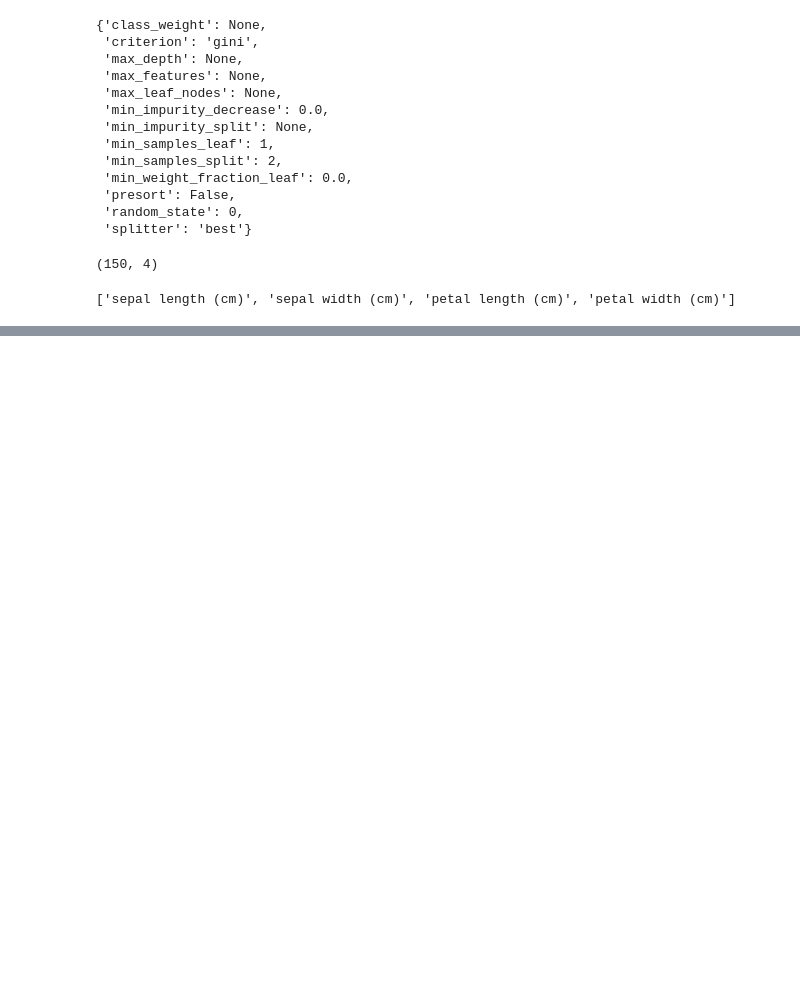
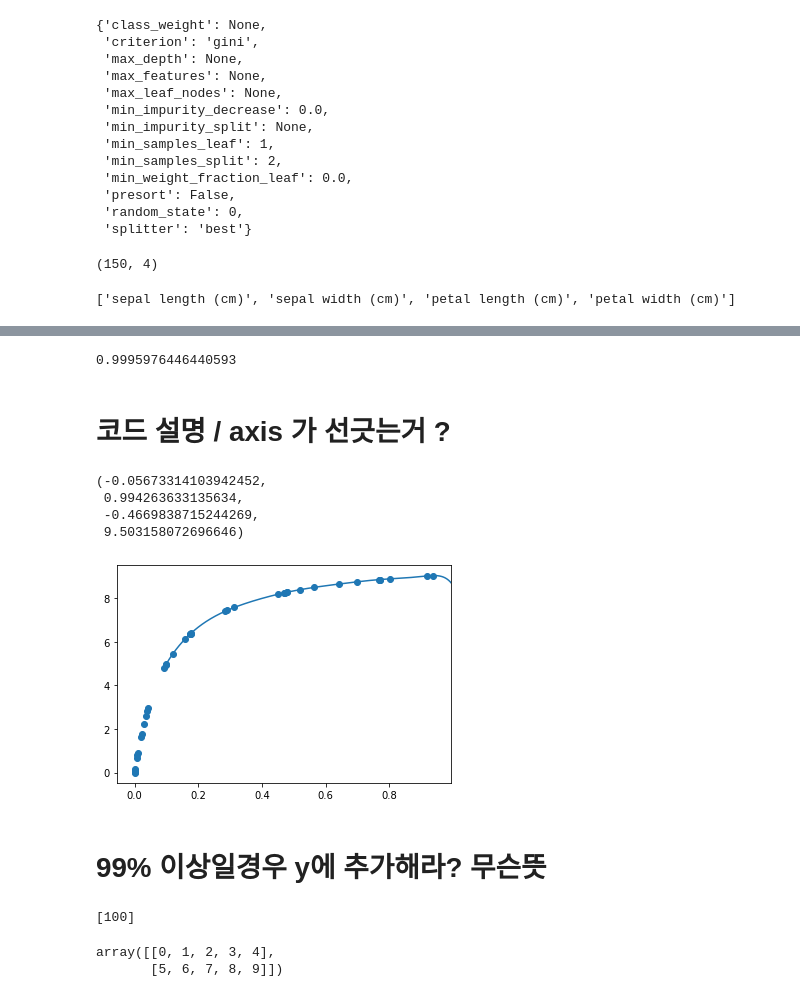
Before and after one commit to choisawyou/learnPython, a Jupyter notebook: 0114 RV.ipynb, the cells around one changed output, grey strips where cells are left out. Drawn from its saved outputs; the diff is of its cells as text; code cells hidden in the pictures; blank space fills up the shorter version.

```diff
--- a/0114 RV.ipynb
+++ b/0114 RV.ipynb
@@ -230,0 +149,15 @@ TREE계열에서 중요한것 :  1시각화 2. 변수중요도 ( DT뻬고)
+# %%
+grid = GridSearchCV(polynomialregression(),param_grid,cv=8)
+# %%
+def make_data(N,err=1.0,rseed=1):
+    rng=np.random.RandomState(rseed)
+    X=rng.rand(N,1)**2
+    y=10-1/(X.ravel()+0.1)
+    if err>0:
+        y+err* rng.randn(N)
+    return X,y
+# %%
+
+X,y = make_data(40)
+
+print(X,y)
@@ -230,0 +182,2 @@ TREE계열에서 중요한것 :  1시각화 2. 변수중요도 ( DT뻬고)
+# %%
+grid.fit(X,y)
@@ -230,0 +222,4 @@ TREE계열에서 중요한것 :  1시각화 2. 변수중요도 ( DT뻬고)
+# %%
+grid.best_score_
+# %% [output]
+0.9995976446440593
@@ -230,0 +229,46 @@ TREE계열에서 중요한것 :  1시각화 2. 변수중요도 ( DT뻬고)
+# %% [markdown]
+# 코드 설명 / axis 가 선긋는거 ?
+# %%
+import matplotlib.pyplot as plt
+model = grid.best_estimator_
+X_test =np.linspace(0.1,1,500)[:,None]
+plt.scatter(X.ravel(),y)
+lim = plt.axis()
+y_test = model.fit(X,y).predict(X_test)
+plt.plot(X_test.ravel(),y_test)
+plt.axis(lim)
+# %% [output]
+(-0.05673314103942452,
+ 0.994263633135634,
+ -0.4669838715244269,
+ 9.503158072696646)
+[figure, added]
+# %% [markdown]
+# 99% 이상일경우 y에 추가해라? 무슨뜻
+# %%
+dataset= [10,12,12,13,12,11,14,13,15,10,10,10,100,12,14,13, 12,10, 10,11,12,15,12,13,12,11,14,13,15,10,15,12,10,14,13,15,10]
+
+outliers=[]
+
+
+def detect_outlier(data_1):
+    threshold=3
+    mean_1=np.mean(data_1)
+    std_1=np.std(data_1)
+    for y in data_1:
+        z_score =(y-mean_1)/std_1
+        if np.abs(z_score)>threshold:
+            outliers.append(y)
+    return outliers
+outlier_datapoints=detect_outlier(dataset)
+
+print(outlier_datapoints)
+# %% [output]
+[100]
+# %%
+a=np.arange(10)
+
+a.reshape(2,5)
+# %% [output]
+array([[0, 1, 2, 3, 4],
+       [5, 6, 7, 8, 9]])
```
Also changed, not shown: parts of 56 cells of this notebook, 1 other file.
